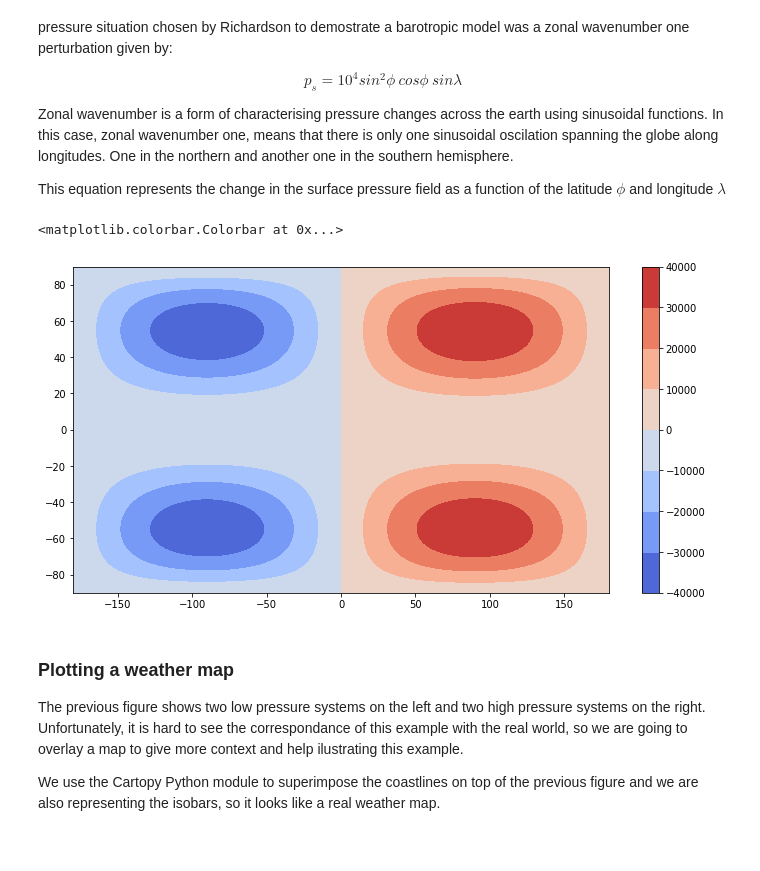
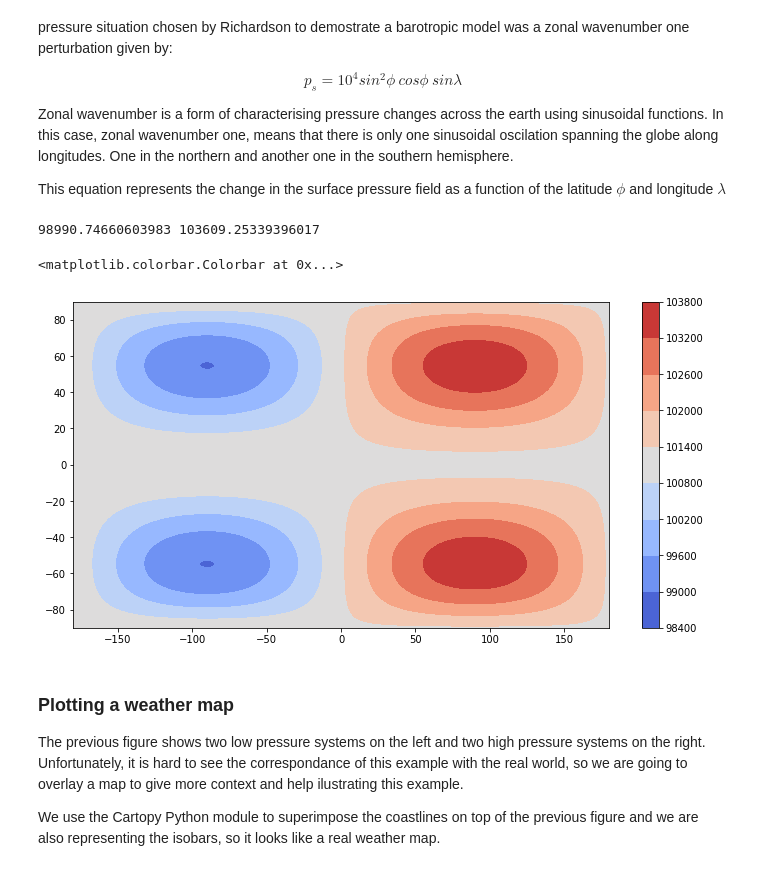
Before and after one commit to prl900/comp_physics, a Jupyter notebook: _notebooks/2021-05-11-wpnp.ipynb, the cells around one changed output. Drawn from its saved outputs; the diff is of its cells as text; code cells hidden in the pictures.

```diff
--- a/_notebooks/2021-05-11-wpnp.ipynb
+++ b/_notebooks/2021-05-11-wpnp.ipynb
@@ -30,23 +30,26 @@ This equation represents the change in the surface pressure field as a function
 # %%
 %matplotlib inline
 
 from IPython.display import Markdown as md
 import numpy as np
 from matplotlib import pyplot as plt
 
 ϕ = np.linspace(90,-90,181)
 λ = np.linspace(-180,180,361)
 
 λλ, ϕϕ = np.meshgrid(np.radians(λ),np.radians(ϕ))
 
-ps = 10e4*(np.sin(ϕϕ)**2)*np.cos(ϕϕ)*np.sin(λλ)
+ps = 101300+6000*(np.sin(ϕϕ)**2)*np.cos(ϕϕ)*np.sin(λλ)
+
+print(ps.min(), ps.max())
 
 plt.figure(figsize=(12,6))
 plt.contourf(λ,ϕ,ps, cmap='coolwarm')
 plt.colorbar()
 # %% [output]
-<matplotlib.colorbar.Colorbar at 0x...>
+98990.74660603983 103609.25339396017
+<matplotlib.colorbar.Colorbar at 0x...>
-[figure, old version]
+[figure, new version]
 # %% [markdown]
 ### Plotting a weather map
 
```
Also changed, not shown: parts of 8 cells of this notebook.
